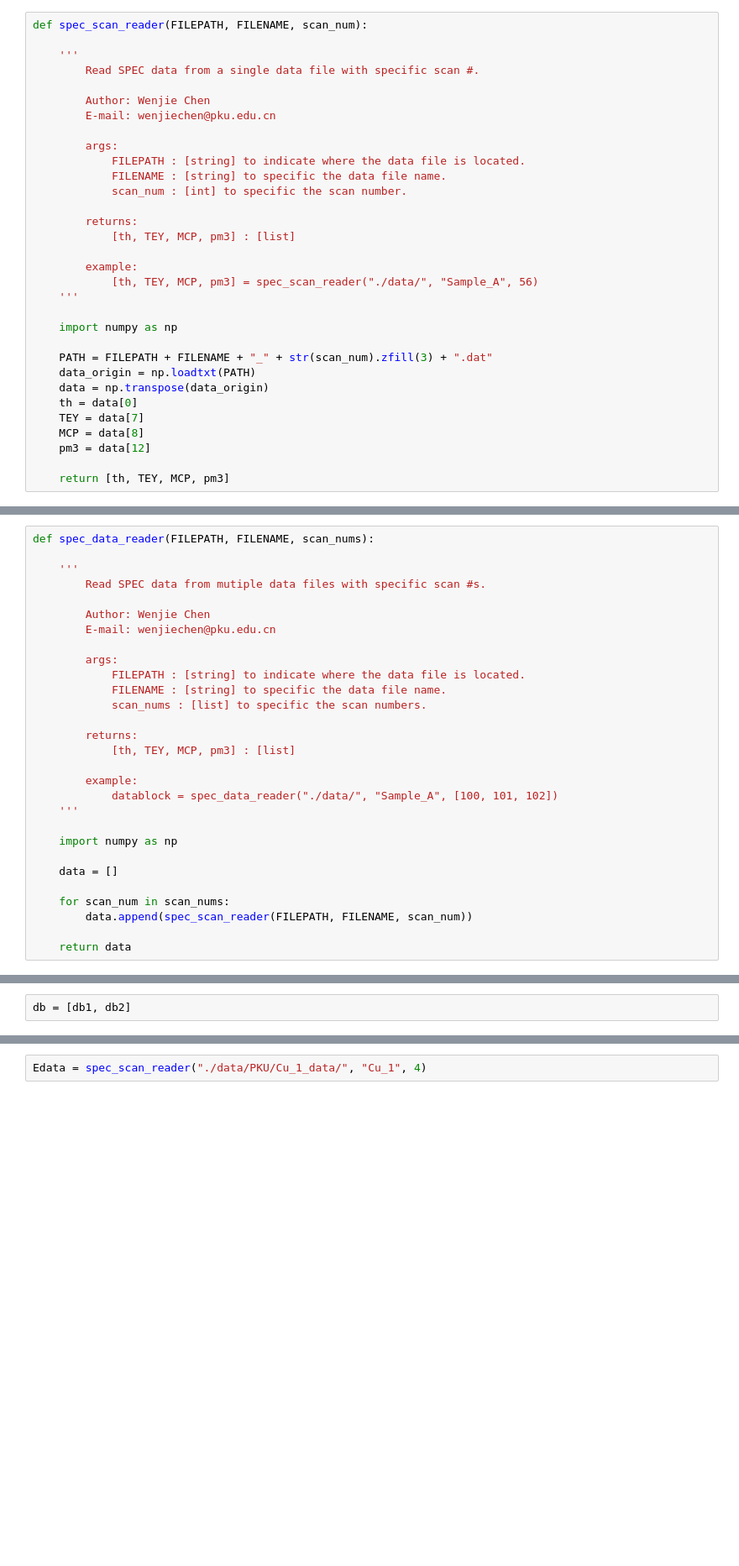
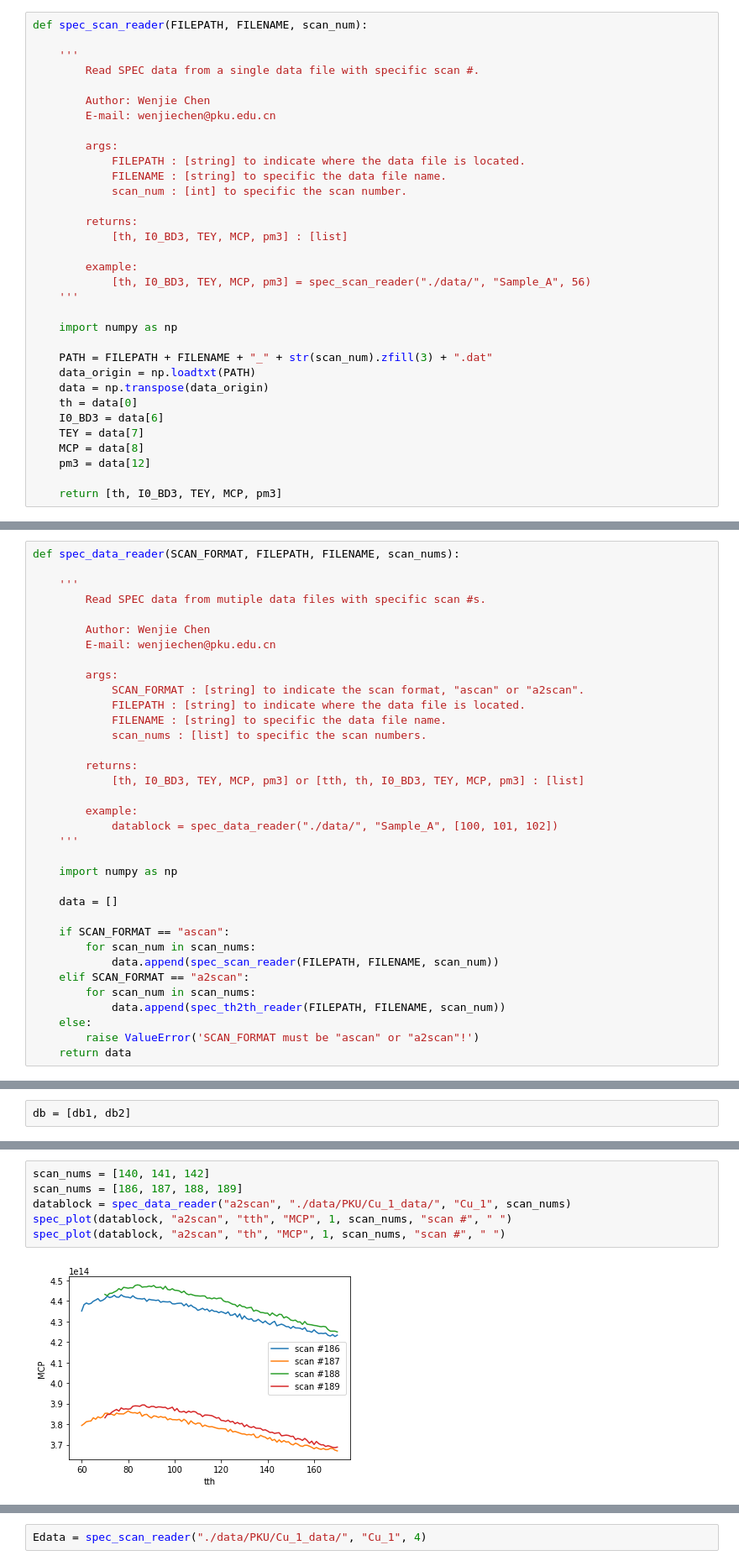
Before and after one commit to JackRBlack/SPEC-data-processor, a Jupyter notebook: spec_data_analysis.ipynb, the cells around one changed output, grey strips where cells are left out. Shown at 84% size. Cells and saved outputs as stored; diff of their text form; blank space fills up the shorter version.

```diff
--- a/spec_data_analysis.ipynb
+++ b/spec_data_analysis.ipynb
@@ -47,10 +47,10 @@ def spec_scan_reader(FILEPATH, FILENAME, scan_num):
             scan_num : [int] to specific the scan number.
 
         returns:
-            [th, TEY, MCP, pm3] : [list]
+            [th, I0_BD3, TEY, MCP, pm3] : [list]
 
         example:
-            [th, TEY, MCP, pm3] = spec_scan_reader("./data/", "Sample_A", 56)
+            [th, I0_BD3, TEY, MCP, pm3] = spec_scan_reader("./data/", "Sample_A", 56)
     '''
 
     import numpy as np
@@ -59,11 +59,12 @@ def spec_scan_reader(FILEPATH, FILENAME, scan_num):
     data_origin = np.loadtxt(PATH)
     data = np.transpose(data_origin)
     th = data[0]
+    I0_BD3 = data[6]
     TEY = data[7]
     MCP = data[8]
     pm3 = data[12]
 
-    return [th, TEY, MCP, pm3]
+    return [th, I0_BD3, TEY, MCP, pm3]
 # %%
 def spec_Escan_reader(FILEPATH, FILENAME, scan_num):
 
@@ -99,5 +135,5 @@ def spec_Escan_reader(FILEPATH, FILENAME, scan_num):
 # %%
-def spec_data_reader(FILEPATH, FILENAME, scan_nums):
+def spec_data_reader(SCAN_FORMAT, FILEPATH, FILENAME, scan_nums):
 
     '''
         Read SPEC data from mutiple data files with specific scan #s.
@@ -106,12 +142,13 @@ def spec_data_reader(FILEPATH, FILENAME, scan_nums):
         E-mail: wenjiechen@pku.edu.cn
 
         args:
+            SCAN_FORMAT : [string] to indicate the scan format, "ascan" or "a2scan".
             FILEPATH : [string] to indicate where the data file is located.
             FILENAME : [string] to specific the data file name.
             scan_nums : [list] to specific the scan numbers.
 
         returns:
-            [th, TEY, MCP, pm3] : [list]
+            [th, I0_BD3, TEY, MCP, pm3] or [tth, th, I0_BD3, TEY, MCP, pm3] : [list]
 
         example:
             datablock = spec_data_reader("./data/", "Sample_A", [100, 101, 102])
@@ -121,8 +158,13 @@ def spec_data_reader(FILEPATH, FILENAME, scan_nums):
 
     data = []
 
-    for scan_num in scan_nums:
-        data.append(spec_scan_reader(FILEPATH, FILENAME, scan_num))
-
+    if SCAN_FORMAT == "ascan":
+        for scan_num in scan_nums:
+            data.append(spec_scan_reader(FILEPATH, FILENAME, scan_num))
+    elif SCAN_FORMAT == "a2scan":
+        for scan_num in scan_nums:
+            data.append(spec_th2th_reader(FILEPATH, FILENAME, scan_num))
+    else:
+        raise ValueError('SCAN_FORMAT must be "ascan" or "a2scan"!')
     return data
 # %%
@@ -400,0 +569,8 @@ E / (2*1.6*10**-19)
+# %%
+scan_nums = [140, 141, 142]
+scan_nums = [186, 187, 188, 189]
+datablock = spec_data_reader("a2scan", "./data/PKU/Cu_1_data/", "Cu_1", scan_nums)
+spec_plot(datablock, "a2scan", "tth", "MCP", 1, scan_nums, "scan #", " ")
+spec_plot(datablock, "a2scan", "th", "MCP", 1, scan_nums, "scan #", " ")
+# %% [output]
+[figure, added]
```
Also changed, not shown: parts of 28 cells of this notebook.
